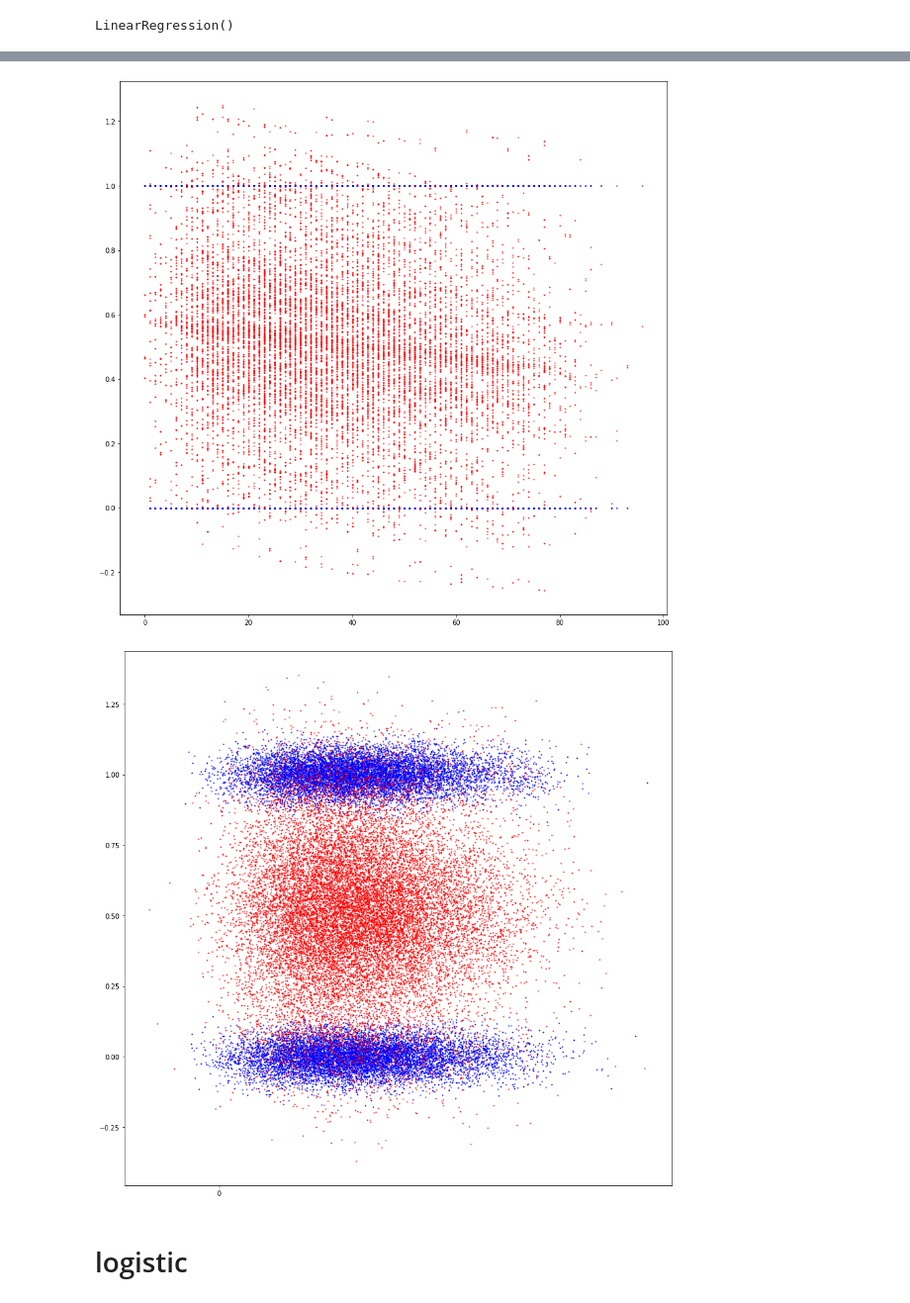
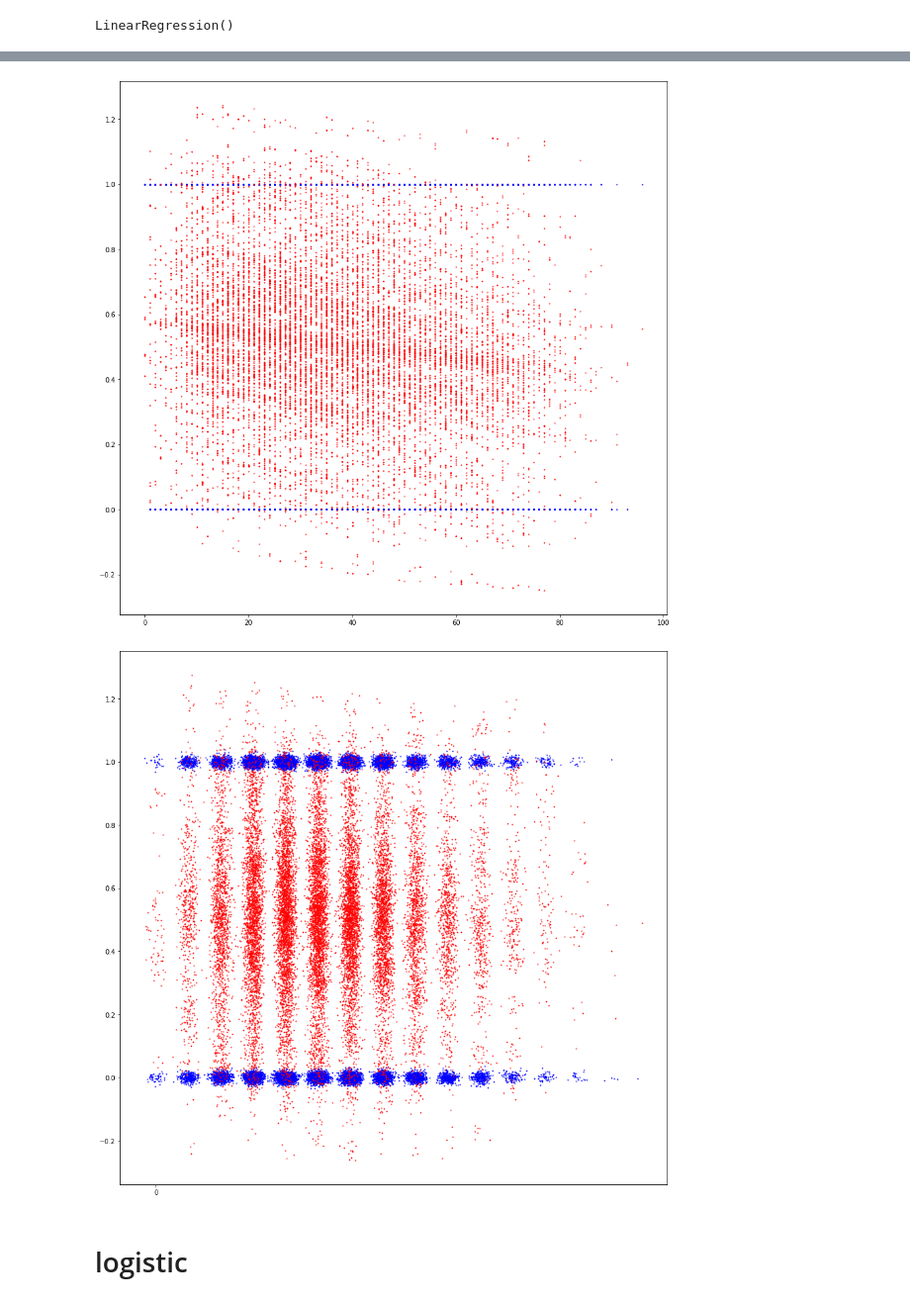
Before and after one commit to PeterEFrancis/gin-rummy-AI, a Jupyter notebook: python/alpha.ipynb, the cells around one changed output, grey strips where cells are left out. Shown at 99% size. Drawn from its saved outputs; the diff is of its cells as text; code cells hidden in the pictures.

Commit message:
alpha player w/ s buggy

```diff
--- a/python/alpha.ipynb
+++ b/python/alpha.ipynb
@@ -25,7 +29,7 @@ df
 | 18617 | 0 | 93 | 35 | 7 | 5 | ... |
 18618 rows × 7 columns
 # %%
-X = df[["current_player","current_player_score","opponent_score","current_player_deadwood","current_player_num_hit_cards"]]
+X = df[["current_player_score","opponent_score","current_player_deadwood","current_player_num_hit_cards"]]
 y = df[["is_current_player_game_winner"]]
 # %%
 linear_regressor = LinearRegression()
@@ -59,19 +67,19 @@ plt.scatter(X[['current_player_deadwood']], y[["is_current_player_game_winner"]]
 plt.scatter(X[['current_player_deadwood']], y_pred.T[0], s=1, color='red')
 plt.show()
 # %% [output]
-[figure, old version]
+[figure, new version]
 # %%
 def jitter(arr):
-    stdev = 0.05 * (max(arr) - min(arr))
+    stdev = 0.01 * (max(arr) - min(arr))
     return arr + np.random.randn(len(arr)) * stdev
 
 fig = plt.figure(figsize=(15,15))
 plt.xticks(range(0,200,20))
 plt.scatter(jitter(X[['current_player_num_hit_cards']].values.T[0]), jitter(y[["is_current_player_game_winner"]].values.T[0]), s=1, color='blue')
 plt.scatter(jitter(X[['current_player_num_hit_cards']].values.T[0]), jitter(y_pred.T[0]), s=1, color='red')
 plt.show()
 # %% [output]
-[figure, old version]
+[figure, new version]
 # %% [markdown]
 # logistic
 # %%
```
Also changed, not shown: parts of 9 cells of this notebook, 14 other files.
